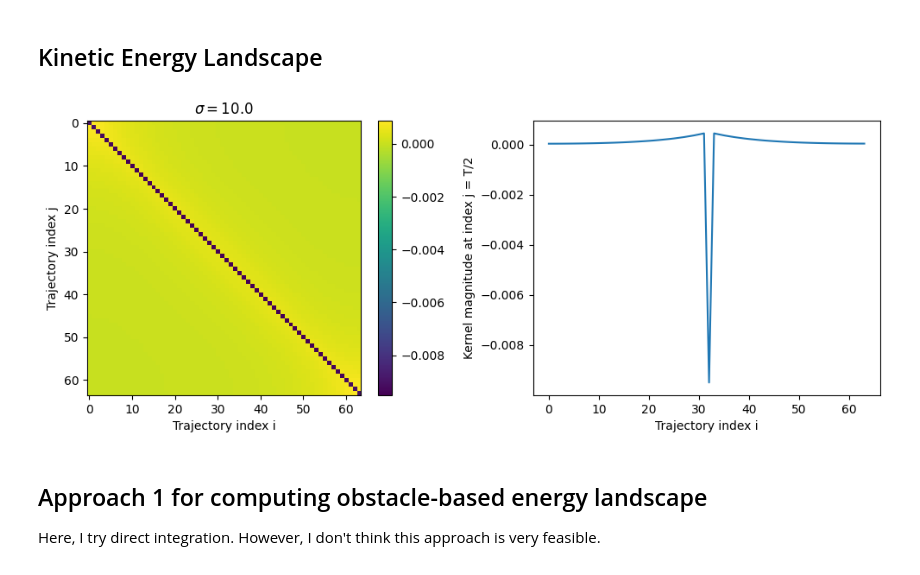
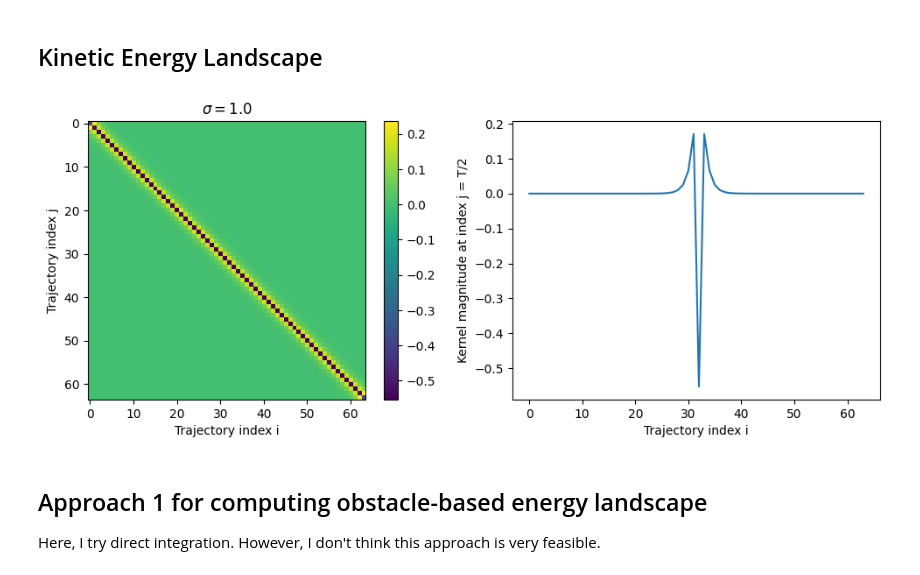
Before and after one commit to myfatemi04/constraint-guidance, a Jupyter notebook: notebooks/kernels.ipynb, the cells around one changed output. Drawn from its saved outputs; the diff is of its cells as text; code cells hidden in the pictures.

Commit message:
switch definition of kernel

```diff
--- a/notebooks/kernels.ipynb
+++ b/notebooks/kernels.ipynb
@@ -18,33 +18,32 @@ if str(path) not in sys.path:
 # %%
 import numpy as np
 import matplotlib.pyplot as plt
 
 N = 64
-velocity_kernel = np.zeros((N - 1, N))
-velocity_kernel[:, 1:] = np.eye(N - 1)
-velocity_kernel -= np.eye(N - 1, N)
-K = velocity_kernel.T @ velocity_kernel
-sigma_B = 10.0
+V = np.zeros((N - 1, N))
+V[:, 1:] = np.eye(N - 1)
+V -= np.eye(N - 1, N)
+sigma_B = 1.0
 
-score_kernel = -np.linalg.inv(K + np.eye(N) / (sigma_B**2)) @ K / (sigma_B**2)
+K = (np.linalg.inv(sigma_B**2 * V.T @ V + np.eye(N)) - np.eye(N)) / (sigma_B**2)
 
 plt.figure(figsize=(10, 4))
 plt.subplot(1, 2, 1)
 plt.title(f"$\\sigma = {sigma_B}$")
-plt.imshow(score_kernel)
+plt.imshow(K)
 plt.xlabel("Trajectory index i")
 plt.ylabel("Trajectory index j")
 plt.colorbar()
 
 plt.subplot(1, 2, 2)
-plt.plot(score_kernel[N // 2])
+plt.plot(K[N // 2])
 plt.xlabel("Trajectory index i")
 plt.ylabel("Kernel magnitude at index j = T/2")
 
 plt.tight_layout()
 plt.show()
 # %% [output]
-[figure, old version]
+[figure, new version]
 # %%
 import time
 from ael.score_function import compute_score
```
